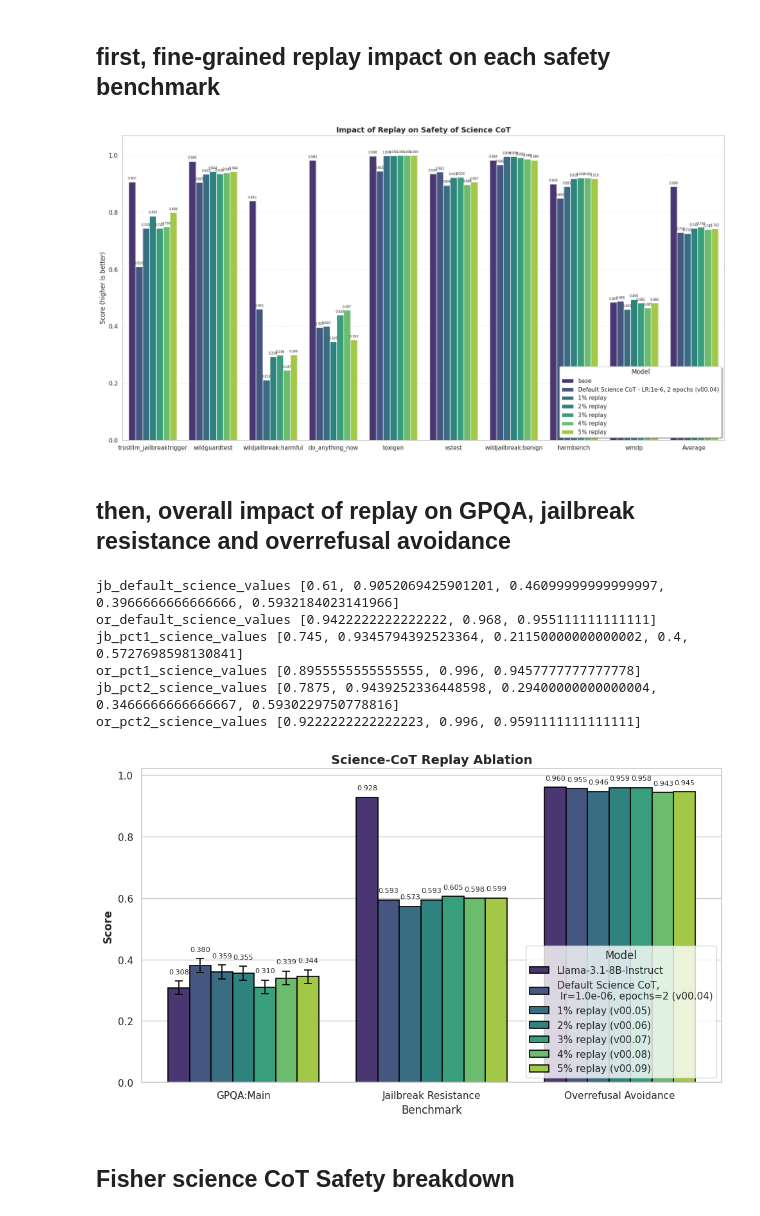
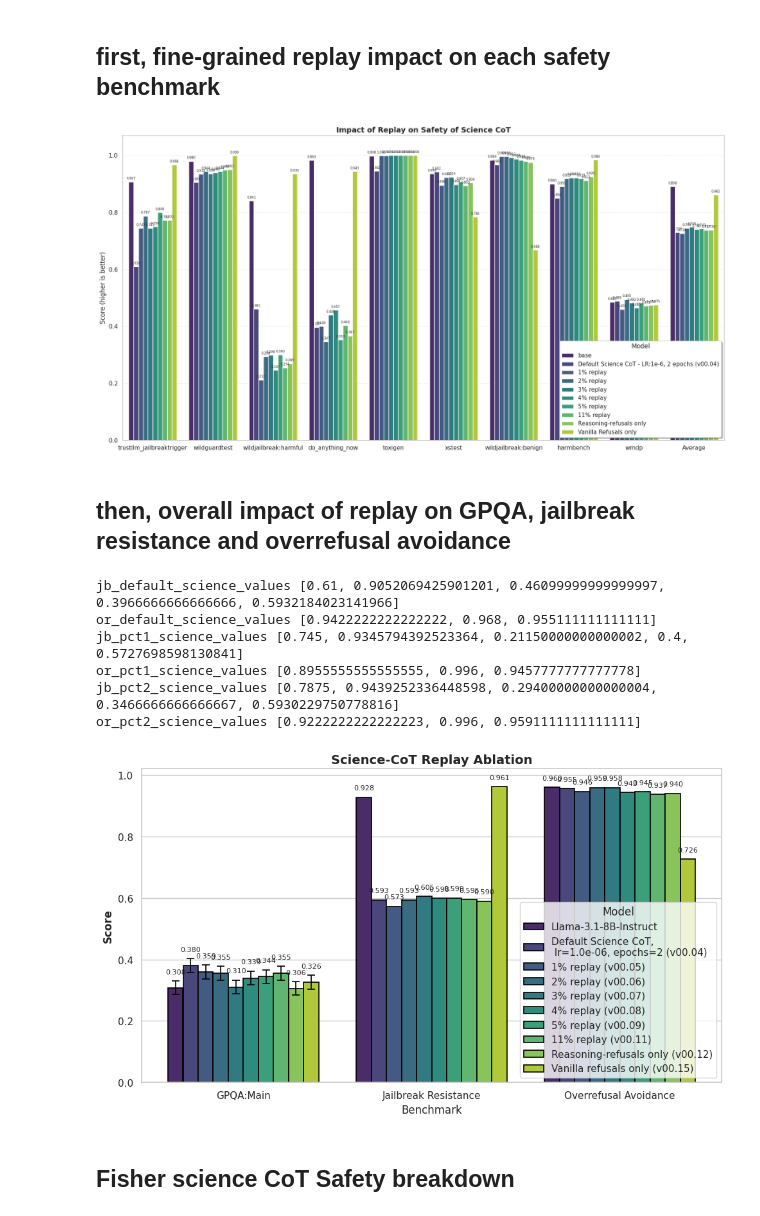
Before and after one commit to Neelectric/open-r1_safety, a Jupyter notebook: data_viz/experimentation_data_viz.ipynb, the cells around one changed output. Cells and saved outputs as stored; diff of their text form; code cells hidden in the pictures.

```diff
--- a/data_viz/experimentation_data_viz.ipynb
+++ b/data_viz/experimentation_data_viz.ipynb
@@ -2583,6 +2621,9 @@ print(jailbreak_v3_values_avg, overrefusal_v3_values_avg)
 
 results = {
     'Llama-3.1-8B-Instruct':             {'GPQA:Main': (0.308,  0.0218), 'Jailbreak Resistance': (jailbreak_base_values_avg, 0.000), 'Overrefusal Avoidance': (overrefusal_base_values_avg, 0.000)},
+    'Science CoT, lr=1.0e-08 (v00.14))': {'GPQA:Main': (0.2746, 0.0211),  'Jailbreak Resistance': (jailbreak_v14_values_avg, 0.000), 'Overrefusal Avoidance': (overrefusal_v14_values_avg, 0.000)},
+    'Science CoT, lr=5.0e-08 (v00.13))': {'GPQA:Main': (0.2902, 0.0215),  'Jailbreak Resistance': (jailbreak_v13_values_avg, 0.000), 'Overrefusal Avoidance': (overrefusal_v13_values_avg, 0.000)},
+    'Science CoT, lr=1.0e-07 (v00.10))': {'GPQA:Main': (0.3527, 0.0226),  'Jailbreak Resistance': (jailbreak_v10_values_avg, 0.000), 'Overrefusal Avoidance': (overrefusal_v10_values_avg, 0.000)},
     'Science CoT, lr=5.0e-07 (v00.02))': {'GPQA:Main': (0.3795, 0.023),  'Jailbreak Resistance': (jailbreak_v2_values_avg, 0.000), 'Overrefusal Avoidance': (overrefusal_v2_values_avg, 0.000)},
     'Science CoT, lr=1.0e-06 (v00.01))': {'GPQA:Main': (0.3817, 0.023),  'Jailbreak Resistance': (jailbreak_v1_values_avg, 0.000), 'Overrefusal Avoidance': (overrefusal_v1_values_avg, 0.000)},
     'Science CoT, lr=5.0e-06 (v00.03))': {'GPQA:Main': (0.3817, 0.023),  'Jailbreak Resistance': (jailbreak_v3_values_avg, 0.000), 'Overrefusal Avoidance': (overrefusal_v3_values_avg, 0.000)},
@@ -2949,13 +2990,24 @@ pct4_science_values = retrieve_results(results_json_path=pct4_science_path, benc
 pct5_science_path = root_file_path + model + "09/SFT/metrics_SFT_main.json"
 pct5_science_values = retrieve_results(results_json_path=pct5_science_path, benchmark_configs=safety_benchmark_configs, compute_mean=True)
 
+# get values for 11% replay
+pct11_science_path = root_file_path + model + "11/SFT/metrics_SFT_main.json"
+pct11_science_values = retrieve_results(results_json_path=pct11_science_path, benchmark_configs=safety_benchmark_configs, compute_mean=True)
 
+# get values for reasoning replay-only
+reasoning_refusals_only_path = root_file_path + model + "12/SFT/metrics_SFT_main.json"
+reasoning_refusals_only_values = retrieve_results(results_json_path=reasoning_refusals_only_path, benchmark_configs=safety_benchmark_configs, compute_mean=True)
+
+# get values for replay-only
+refusals_only_path = root_file_path + model + "15/SFT/metrics_SFT_main.json"
+refusals_only_values = retrieve_results(results_json_path=refusals_only_path, benchmark_configs=safety_benchmark_configs, compute_mean=True)
 
 # # now we put into a dataframe and plot
-n = 1 + 6
+n = 1 + 9
 benchmark_df_entry = benchmarks * n
-value_df_entry = base_values + default_science_values + pct1_science_values + pct2_science_values +  pct3_science_values + pct4_science_values + pct5_science_values
-model_df_entry = ['base'] * len(benchmarks) + ['Default Science CoT - LR:1e-6, 2 epochs (v00.04)'] * len(benchmarks) + ['1% replay'] * len(benchmarks) + ['2% replay'] * len(benchmarks) + ['3% replay'] * len(benchmarks) + ['4% replay'] * len(benchmarks) + ['5% replay'] * len(benchmarks)
+value_df_entry = base_values + default_science_values + pct1_science_values + pct2_science_values +  pct3_science_values + pct4_science_values + pct5_science_values + pct11_science_values + reasoning_refusals_only_values + refusals_only_values
+
+model_df_entry = ['base'] * len(benchmarks) + ['Default Science CoT - LR:1e-6, 2 epochs (v00.04)'] * len(benchmarks) + ['1% replay'] * len(benchmarks) + ['2% replay'] * len(benchmarks) + ['3% replay'] * len(benchmarks) + ['4% replay'] * len(benchmarks) + ['5% replay'] * len(benchmarks) + ['11% replay'] * len(benchmarks) + ['Reasoning-refusals only'] * len(benchmarks) + ['Vanilla Refusals only'] * len(benchmarks)
 
 df = pd.DataFrame({
     'Benchmark': benchmark_df_entry,
@@ -2983,7 +3035,7 @@ ax.set_ylim(0, 1 * 1.07)
 plt.tight_layout()
 plt.show()
 # %% [output]
-[figure, old version]
+[figure, new version]
 # %% [markdown]
 ## then, overall impact of replay on GPQA, jailbreak resistance and overrefusal avoidance
 # %%
@@ -3066,15 +3118,42 @@ jb_pct5_science_values_avg = jb_pct5_science_values[-1]
 or_pct5_science_values = retrieve_results(results_json_path=pct5_science_path, benchmark_configs=overrefusal_benchmark_configs, compute_mean=True)
 or_pct5_science_values_avg = or_pct5_science_values[-1]
 
+# get values for 11% replay
+pct11_science_path = root_file_path + model + "11/SFT/metrics_SFT_main.json"
+jb_pct11_science_values = retrieve_results(results_json_path=pct11_science_path, benchmark_configs=jailbreak_benchmark_configs, compute_mean=True)
+jb_pct11_science_values_avg = jb_pct11_science_values[-1]
+
+or_pct11_science_values = retrieve_results(results_json_path=pct11_science_path, benchmark_configs=overrefusal_benchmark_configs, compute_mean=True)
+or_pct11_science_values_avg = or_pct11_science_values[-1]
+
+# get values for reasoning refusals only
+reasoning_refusals_only_path = root_file_path + model + "12/SFT/metrics_SFT_main.json"
+jb_reasoning_refusals_only_values = retrieve_results(results_json_path=reasoning_refusals_only_path, benchmark_configs=jailbreak_benchmark_configs, compute_mean=True)
+jb_reasoning_refusals_only_values_avg = jb_reasoning_refusals_only_values[-1]
+
+or_reasoning_refusals_only_values = retrieve_results(results_json_path=reasoning_refusals_only_path, benchmark_configs=overrefusal_benchmark_configs, compute_mean=True)
+or_reasoning_refusals_only_values_avg = or_reasoning_refusals_only_values[-1]
+
+# get values for refusals only
+refusals_only_path = root_file_path + model + "15/SFT/metrics_SFT_main.json"
+jb_refusals_only_values = retrieve_results(results_json_path=refusals_only_path, benchmark_configs=jailbreak_benchmark_configs, compute_mean=True)
+jb_refusals_only_values_avg = jb_refusals_only_values[-1]
+
+or_refusals_only_values = retrieve_results(results_json_path=refusals_only_path, benchmark_configs=overrefusal_benchmark_configs, compute_mean=True)
+or_refusals_only_values_avg = or_refusals_only_values[-1]
 
 results = {
     'Llama-3.1-8B-Instruct':                               {'GPQA:Main': (0.3080, 0.0218), 'Jailbreak Resistance': (jailbreak_base_values_avg, 0.000), 'Overrefusal Avoidance': (overrefusal_base_values_avg, 0.000)   },
-    'Default Science CoT,\n lr=1.0e-06, epochs=2 (v00.04)':  {'GPQA:Main': (0.3795, 0.023), 'Jailbreak Resistance': (jb_default_science_avg, 0.000),    'Overrefusal Avoidance': (or_default_science_values_avg, 0.000) },
+    'Default Science CoT,\n lr=1.0e-06, epochs=2 (v00.04)':{'GPQA:Main': (0.3795, 0.023), 'Jailbreak Resistance': (jb_default_science_avg, 0.000),    'Overrefusal Avoidance': (or_default_science_values_avg, 0.000) },
     '1% replay (v00.05)':                                  {'GPQA:Main': (0.3594, 0.0227), 'Jailbreak Resistance': (jb_pct1_science_values_avg, 0.000),'Overrefusal Avoidance': (or_pct1_science_values_avg, 0.000)    },
     '2% replay (v00.06)':                                  {'GPQA:Main': (0.3549, 0.0226), 'Jailbreak Resistance': (jb_pct2_science_values_avg, 0.000),'Overrefusal Avoidance': (or_pct2_science_values_avg, 0.000)    },
     '3% replay (v00.07)':                                  {'GPQA:Main': (0.3103, 0.0219), 'Jailbreak Resistance': (jb_pct3_science_values_avg, 0.000),'Overrefusal Avoidance': (or_pct3_science_values_avg, 0.000)    },
     '4% replay (v00.08)':                                  {'GPQA:Main': (0.3393, 0.0224), 'Jailbreak Resistance': (jb_pct4_science_values_avg, 0.000),'Overrefusal Avoidance': (or_pct4_science_values_avg, 0.000)    },
     '5% replay (v00.09)':                                  {'GPQA:Main': (0.3438, 0.0225), 'Jailbreak Resistance': (jb_pct5_science_values_avg, 0.000),'Overrefusal Avoidance': (or_pct5_science_values_avg, 0.000)    },
+    '11% replay (v00.11)':                                 {'GPQA:Main': (0.3549, 0.0226), 'Jailbreak Resistance': (jb_pct11_science_values_avg, 0.000),'Overrefusal Avoidance': (or_pct11_science_values_avg, 0.000)    },
+    'Reasoning-refusals only (v00.12)':                    {'GPQA:Main': (0.3058, 0.0218), 'Jailbreak Resistance': (jb_reasoning_refusals_only_values_avg, 0.000),'Overrefusal Avoidance': (or_reasoning_refusals_only_values_avg, 0.000)    },
+    'Vanilla refusals only (v00.15)':                    {'GPQA:Main': (0.3259, 0.0222), 'Jailbreak Resistance': (jb_refusals_only_values_avg, 0.000),'Overrefusal Avoidance': (or_refusals_only_values_avg, 0.000)    },
+
 }
 
 
@@ -3103,34 +3182,34 @@ for model_idx, container in enumerate(ax.containers[:n_models]):
 
     for bench_idx, bar in enumerate(container):
         bench = benchmarks[bench_idx]
         row = df[(df['Model'] == model) & (df['Benchmark'] == bench)].iloc[0]
 
         x = bar.get_x() + bar.get_width() / 2
         y = bar.get_height()
         err = row['Stderr']
 
         # Error bar
         if err > 0:
             ax.errorbar(x, y, yerr=err, color='black', capsize=4, capthick=1.2, linewidth=1.2)
 
         # Value label
         ax.text(x, y + err + 0.02, f'{row["Value"]:.3f}', ha='center', va='bottom', fontsize=8)
 
 ax.set_ylabel('Score', fontsize=12, fontweight='bold')
 ax.set_title('Science-CoT Replay Ablation', fontsize=14, fontweight='bold')
 ax.legend(title='Model',
         #   bbox_to_anchor=(1.02, 1),
           loc='lower right')
 ax.set_ylim(0, 1.02)
 plt.tight_layout()
 # %% [output]
 jb_default_science_values [0.61, 0.9052069425901201, 0.46099999999999997, 0.3966666666666666, 0.5932184023141966]
 or_default_science_values [0.9422222222222222, 0.968, 0.955111111111111]
 jb_pct1_science_values [0.745, 0.9345794392523364, 0.21150000000000002, 0.4, 0.5727698598130841]
 or_pct1_science_values [0.8955555555555555, 0.996, 0.9457777777777778]
 jb_pct2_science_values [0.7875, 0.9439252336448598, 0.29400000000000004, 0.3466666666666667, 0.5930229750778816]
 or_pct2_science_values [0.9222222222222223, 0.996, 0.9591111111111111]
-[figure, old version]
+[figure, new version]
 # %% [markdown]
 ## Fisher science CoT Safety breakdown
 # %%
```
Also changed, not shown: parts of 4 cells of this notebook, 7 other files.
